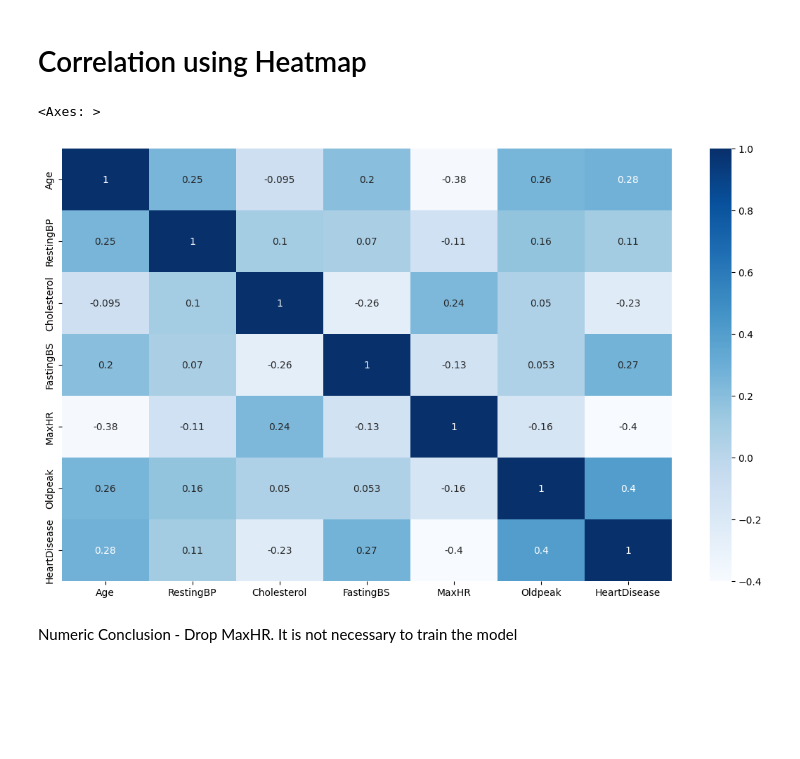
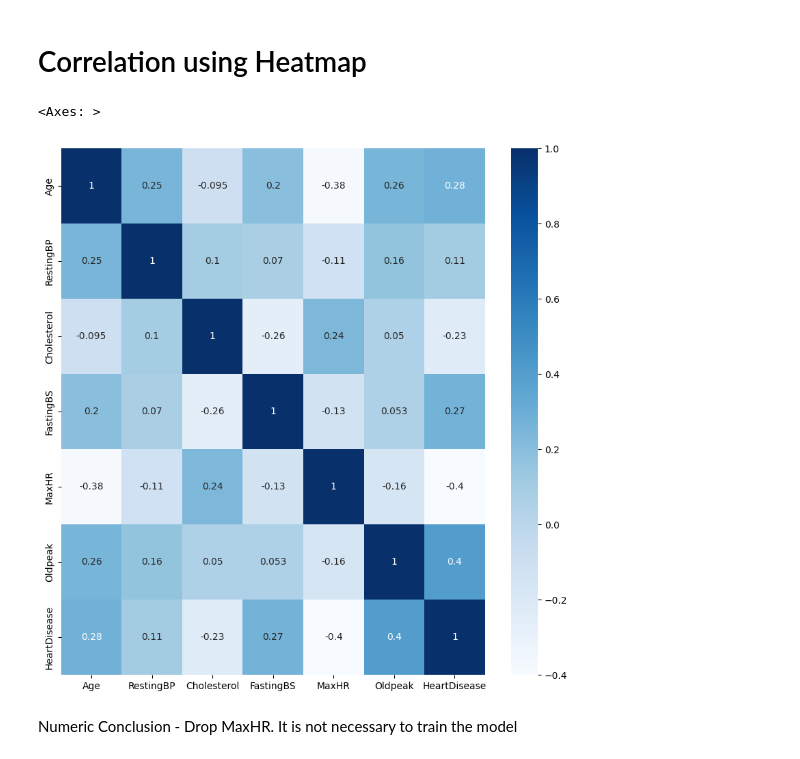
Before and after one commit to wasif-h/Heart_Disease_Prediction, a Jupyter notebook: ml_model.ipynb, the cells around one changed output. Drawn from its saved outputs; the diff is of its cells as text; code cells hidden in the pictures; blank space fills up the shorter version.

```diff
--- a/ml_model.ipynb
+++ b/ml_model.ipynb
@@ -130,11 +173,11 @@ plt.tight_layout()
 # %% [markdown]
 # Correlation using Heatmap
 # %%
-plt.figure(figsize=(14,8))
+plt.figure(figsize=(10,10))
 sns.heatmap(df.corr(numeric_only=True),annot=True,cmap='Blues')
 # %% [output]
 <Axes: >
-[figure, old version]
+[figure, new version]
 # %% [markdown]
 Numeric Conclusion - Drop MaxHR. It is not necessary to train the model
 # %% [markdown]
```
Also changed, not shown: parts of 12 cells of this notebook, 4 other files.
